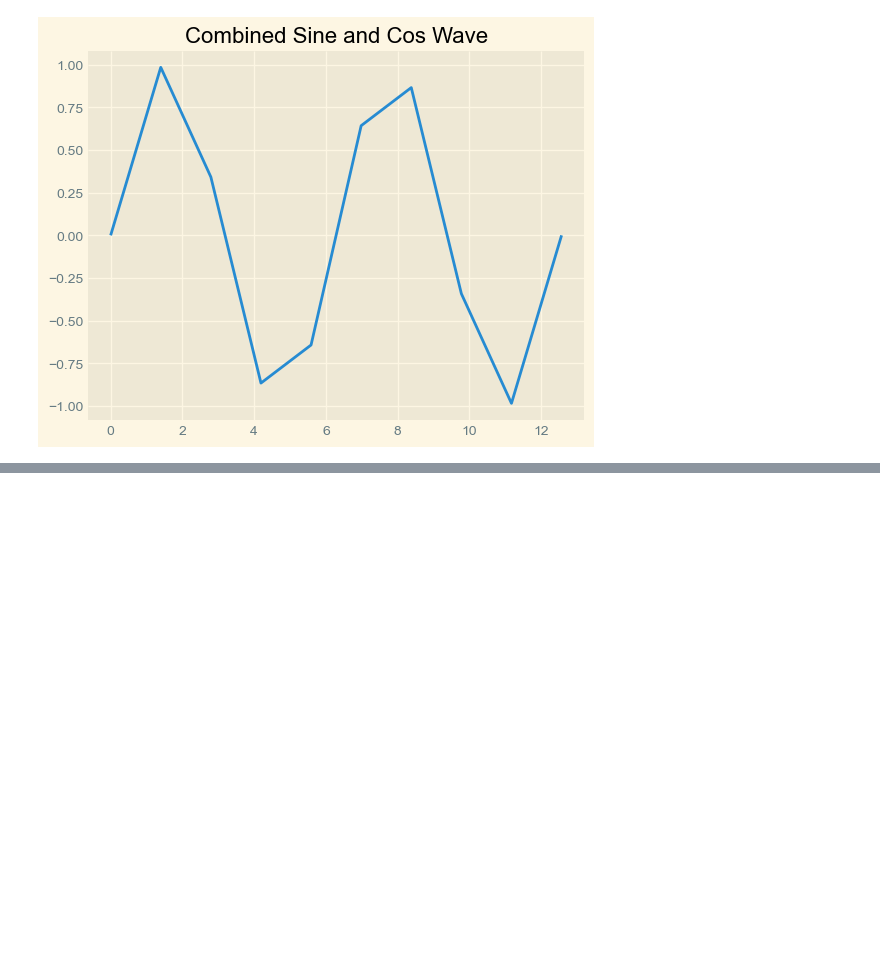
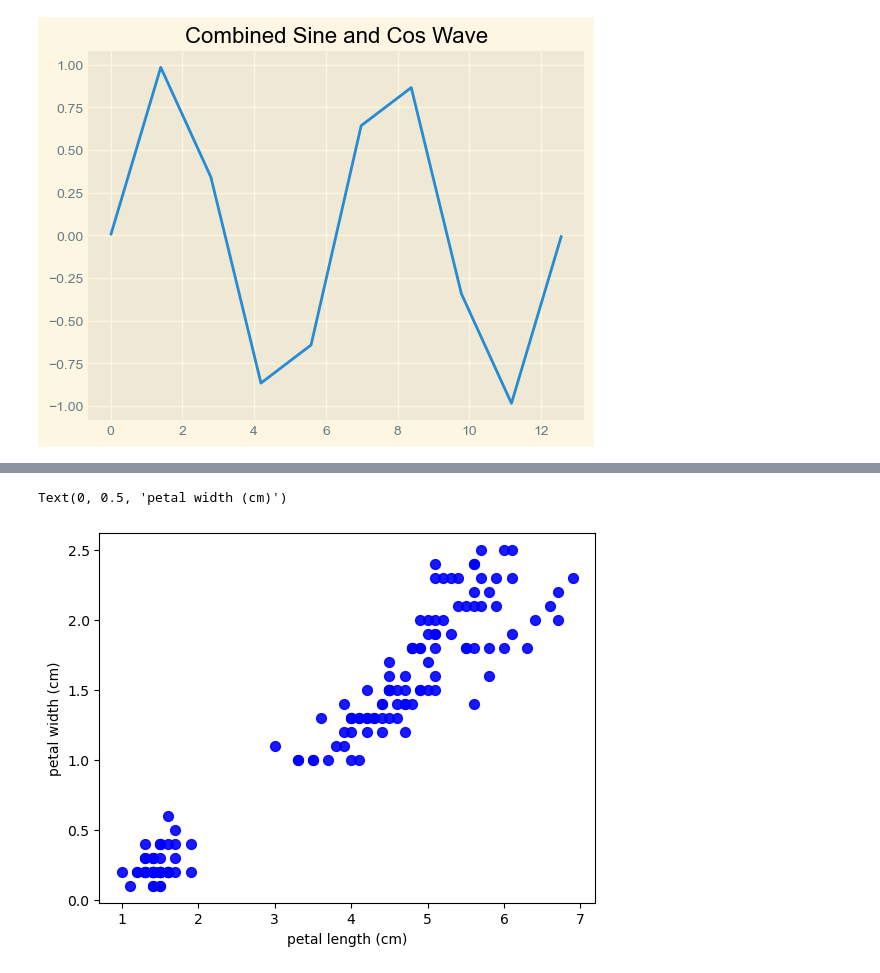
Before and after one commit to Aastha-520609/Learning-Datascience, a Jupyter notebook: matplotlib.ipynb, the cells around one changed output, grey strips where cells are left out. Saved outputs shown, nothing was run; the diff lists cells and outputs as text; code cells hidden in the pictures; blank space fills up the shorter version.

```diff
--- a/matplotlib.ipynb
+++ b/matplotlib.ipynb
@@ -174,0 +175,15 @@ plt.show()
+# %%
+#multiple line plot
+#on real datasets
+from sklearn.datasets import load_iris
+iris = load_iris()
+x = iris.data
+y = iris.target
+
+plt.scatter(x[:,2], x[:,3], c='blue', s=50, alpha = .9)
+
+plt.xlabel(iris['feature_names'][2])
+plt.ylabel(iris['feature_names'][3])
+# %% [output]
+Text(0, 0.5, 'petal width (cm)')
+[figure, added]
```
Also changed, not shown: parts of 15 cells of this notebook, 1 other file.
